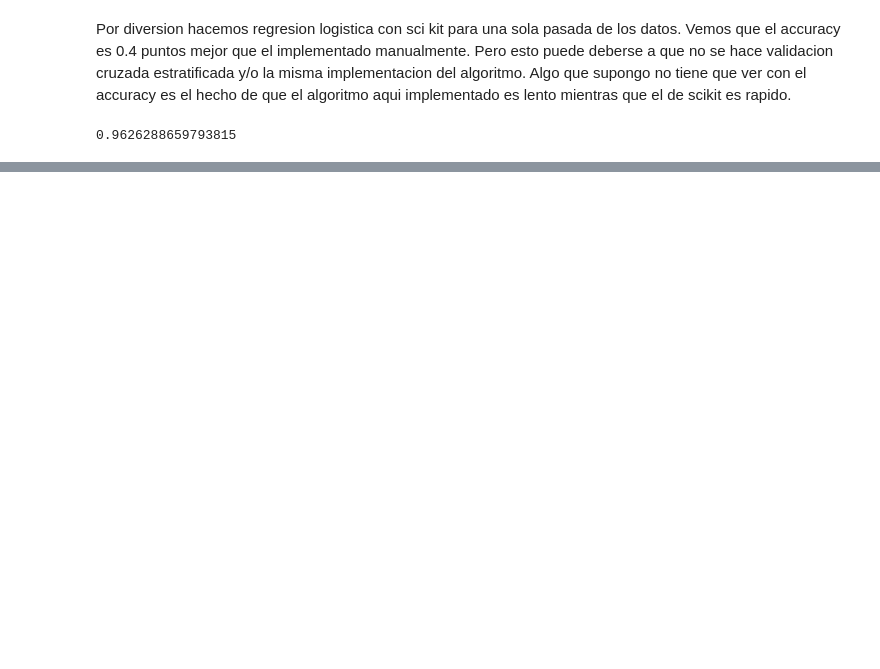
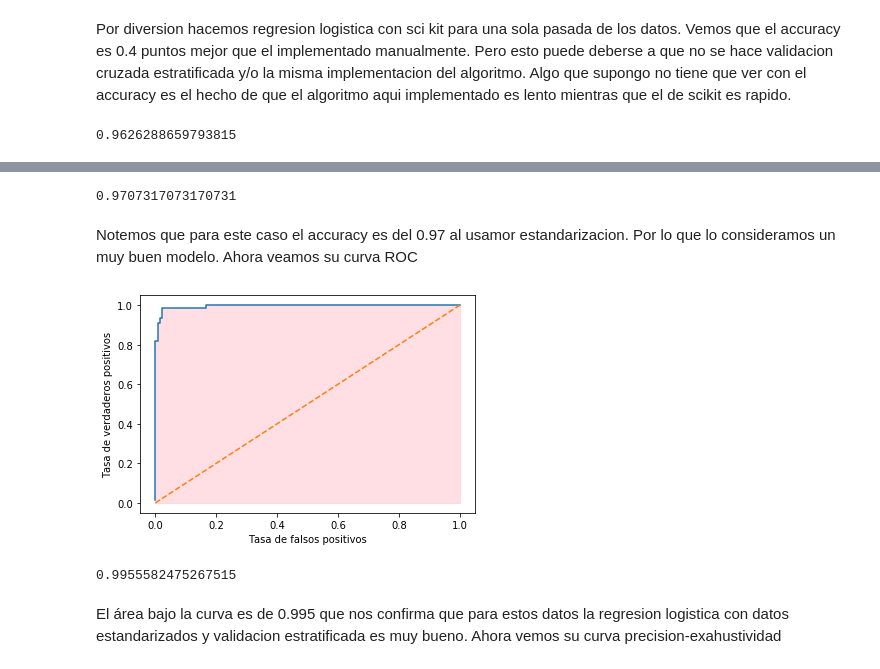
Before and after one commit to Pedri0/Aprendizaje_Maquina_Tarea3, a Jupyter notebook: Regresion_vs_Bayes.ipynb, the cells around one changed output, grey strips where cells are left out. Saved outputs shown, nothing was run; the diff lists cells and outputs as text; code cells hidden in the pictures; blank space fills up the shorter version.

```diff
--- a/Regresion_vs_Bayes.ipynb
+++ b/Regresion_vs_Bayes.ipynb
@@ -676,0 +926,29 @@ print(accuracy_score(prediccions,yValEs))
+# %%
+#imprime el accuracy score para el array de prediccion y el original
+print(accuracy_score(prediccion,yVali))
+# %% [output]
+0.9707317073170731
+# %% [markdown]
+Notemos que para este caso el accuracy es del 0.97 al usamor estandarizacion. Por lo que lo consideramos un muy buen modelo. Ahora veamos su curva ROC
+# %%
+#con la funcion que calcula la curva roc le damos de comer la matriz de probabilidades definida previamente
+#y el vector de yValidacion (valores reales) y nos regresa el rasdio de verdaderos positivos (TPR) la guardamos en
+#la variable rvps y el radio de falsos positivos (FPR)
+rvpsCancer, rfpsCancer = roc(yPredicho, yVali)
+# %%
+#GRaficamos el TPR en funcion del FPR previamente calculados
+plt.plot(rfpsCancer, rvpsCancer)
+plt.plot([0, 1], [0, 1], '--')
+plt.fill_between(rfpsCancer, rvpsCancer, 0, alpha=0.5, color = 'pink')
+plt.xlabel('Tasa de falsos positivos')
+plt.ylabel('Tasa de verdaderos positivos')
+plt.show()
+# %% [output]
+[figure, added]
+# %%
+#calculamos el area bajo la curva definida por el TPR y FPR para el reescalado
+aucroc(rfpsCancer, rvpsCancer)
+# %% [output]
+0.9955582475267515
+# %% [markdown]
+El área bajo la curva es de 0.995 que nos confirma que para estos datos la regresion logistica con datos estandarizados y validacion estratificada es muy bueno. Ahora vemos su curva precision-exahustividad
```
Also changed, not shown: parts of 49 cells of this notebook, 1 other file.
